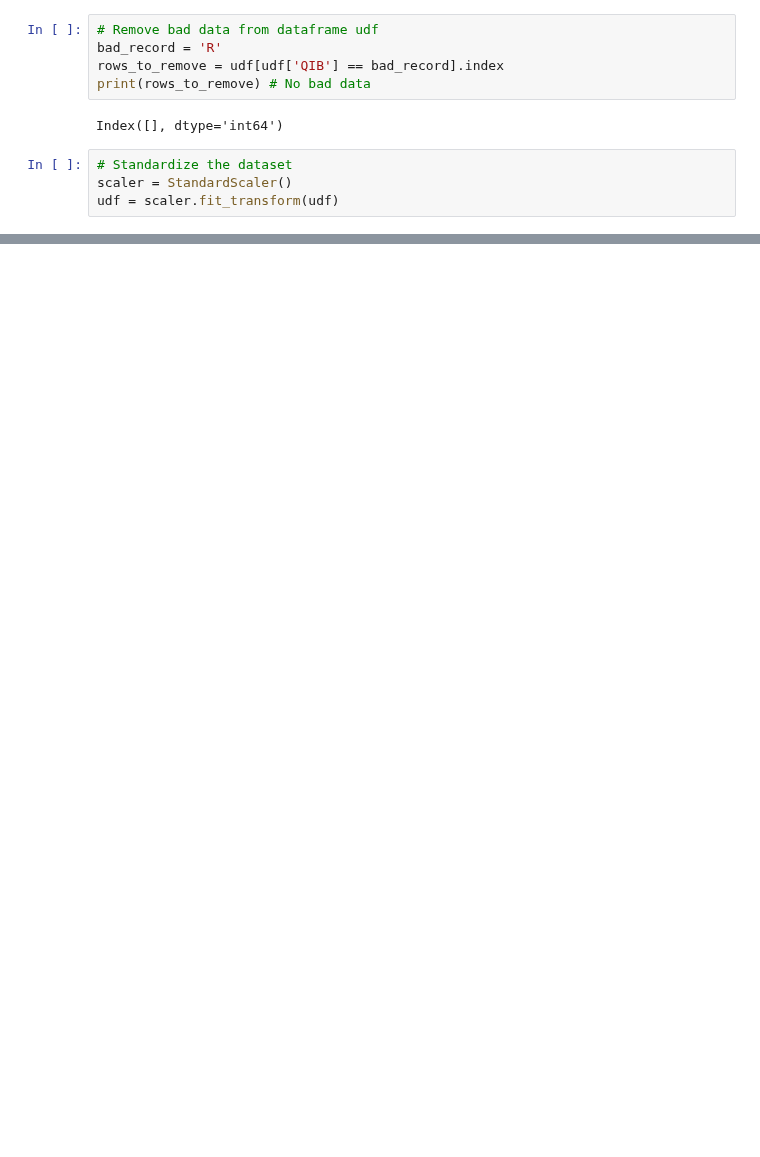
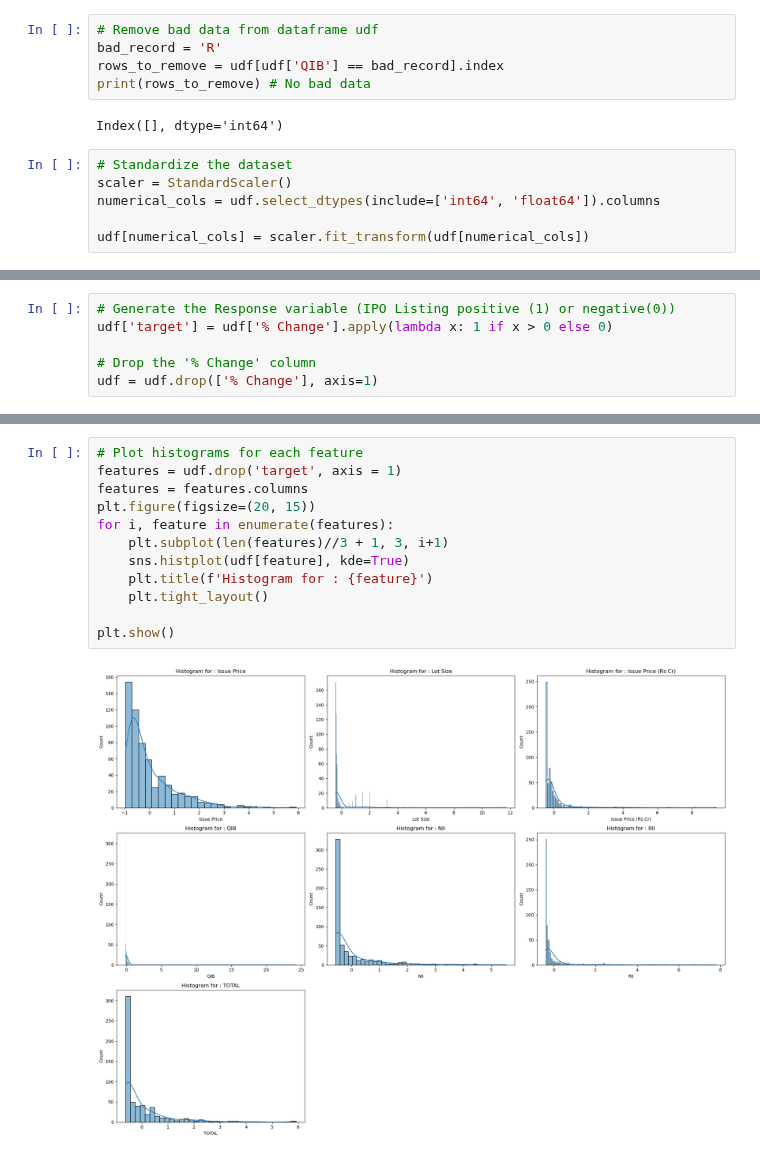
Before and after one commit to quicksid/IPO_Prediction_week3, a Jupyter notebook: Untitled.ipynb, the cells around one changed output, grey strips where cells are left out. Cells and saved outputs as stored; diff of their text form; blank space fills up the shorter version.

```diff
--- a/Untitled.ipynb
+++ b/Untitled.ipynb
@@ -128,5 +128,7 @@ Index([], dtype='int64')
 # %%
 # Standardize the dataset
 scaler = StandardScaler()
-udf = scaler.fit_transform(udf)
+numerical_cols = udf.select_dtypes(include=['int64', 'float64']).columns
+
+udf[numerical_cols] = scaler.fit_transform(udf[numerical_cols])
 # %%
@@ -135,0 +138,6 @@ numpy.ndarray
+# %%
+# Generate the Response variable (IPO Listing positive (1) or negative(0))
+udf['target'] = udf['% Change'].apply(lambda x: 1 if x > 0 else 0)
+
+# Drop the '% Change' column
+udf = udf.drop(['% Change'], axis=1)
@@ -135,0 +173,14 @@ numpy.ndarray
+# %%
+# Plot histograms for each feature
+features = udf.drop('target', axis = 1)
+features = features.columns
+plt.figure(figsize=(20, 15))
+for i, feature in enumerate(features):
+    plt.subplot(len(features)//3 + 1, 3, i+1)
+    sns.histplot(udf[feature], kde=True)
+    plt.title(f'Histogram for : {feature}')
+    plt.tight_layout()
+
+plt.show()
+# %% [output]
+[figure, added]
```
Also changed, not shown: parts of 19 cells of this notebook, 4 other files.
